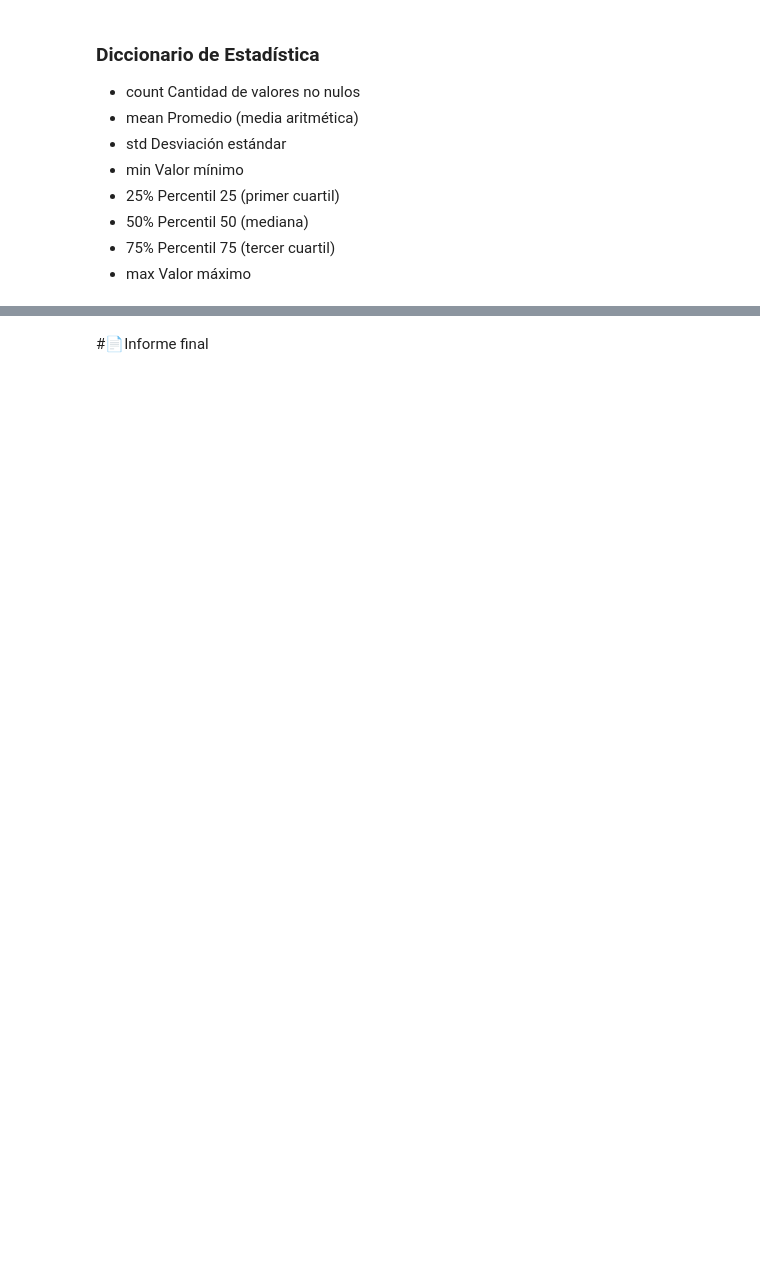
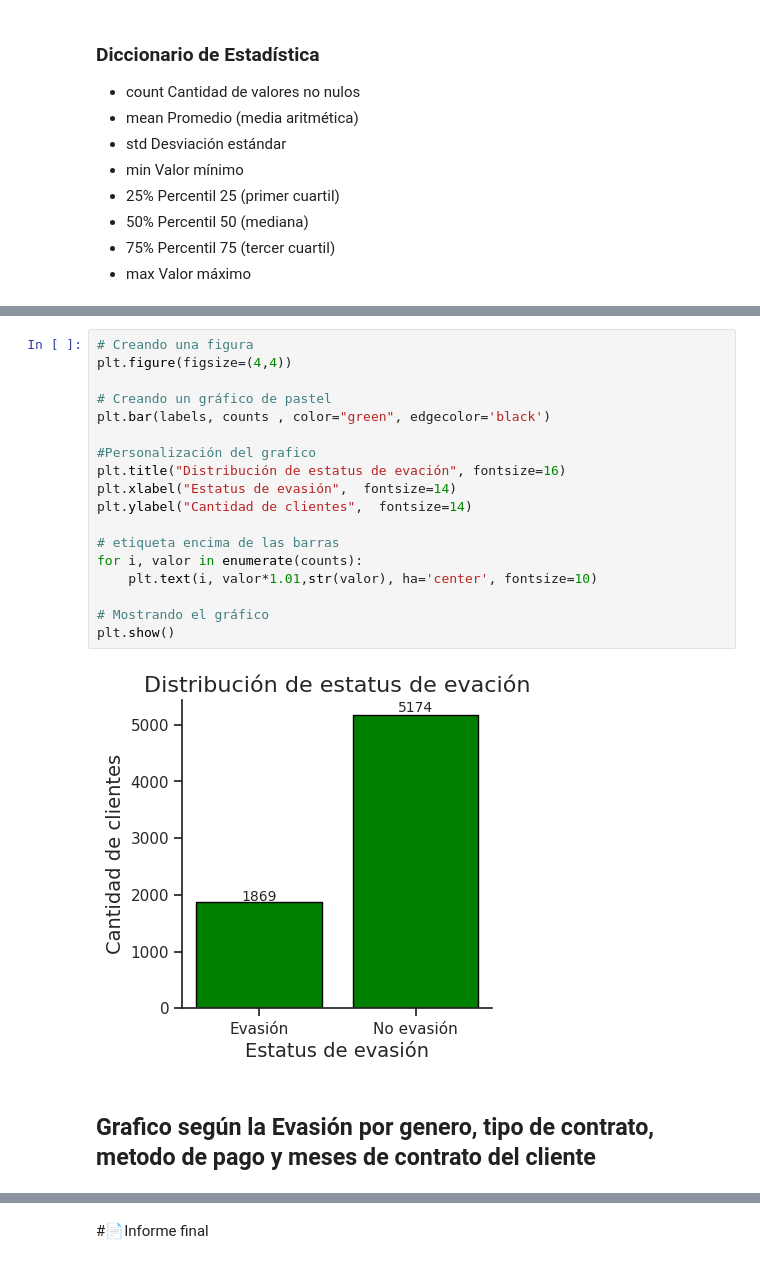
Before and after one commit to Jeder14/TelecomX_challenge-1, a Jupyter notebook: TelecomX_LATAM.ipynb, the cells around one changed output, grey strips where cells are left out. Cells and saved outputs as stored; diff of their text form; blank space fills up the shorter version.

```diff
--- a/TelecomX_LATAM.ipynb
+++ b/TelecomX_LATAM.ipynb
@@ -403,0 +480,22 @@ datos_normalizados.describe()
+# %%
+# Creando una figura
+plt.figure(figsize=(4,4))
+
+# Creando un gráfico de pastel
+plt.bar(labels, counts , color="green", edgecolor='black')
+
+#Personalización del grafico
+plt.title("Distribución de estatus de evación", fontsize=16)
+plt.xlabel("Estatus de evasión",  fontsize=14)
+plt.ylabel("Cantidad de clientes",  fontsize=14)
+
+# etiqueta encima de las barras
+for i, valor in enumerate(counts):
+    plt.text(i, valor*1.01,str(valor), ha='center', fontsize=10)
+
+# Mostrando el gráfico
+plt.show()
+# %% [output]
+[figure, added]
+# %% [markdown]
+## Grafico según la Evasión por genero, tipo de contrato, metodo de pago y meses de contrato del cliente
```
Also changed, not shown: parts of 24 cells of this notebook.
